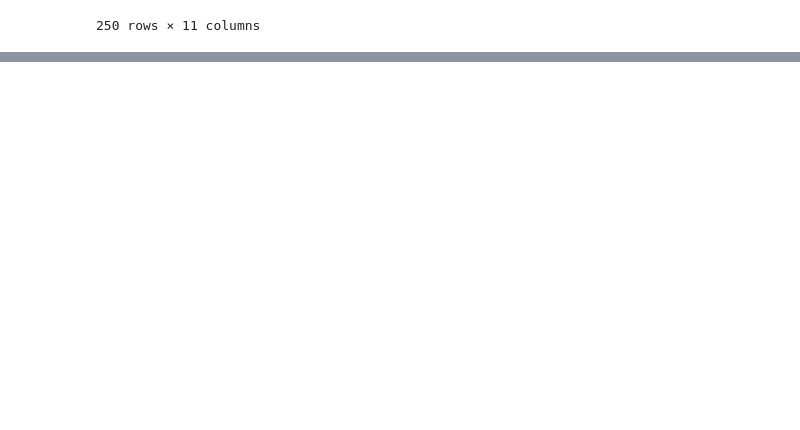
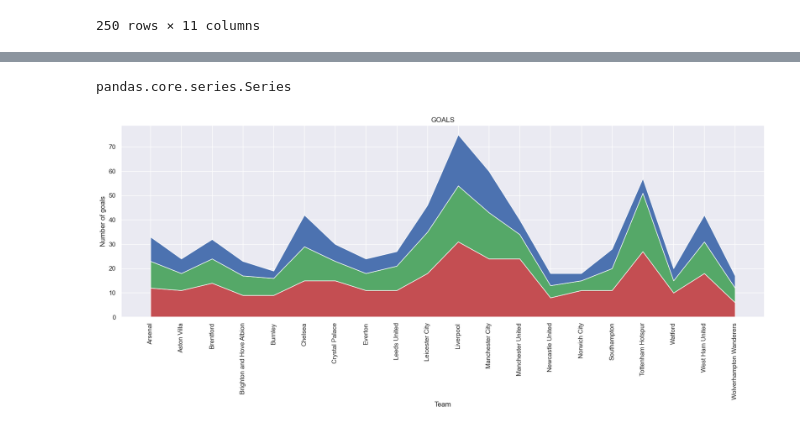
Before and after one commit to MinhHuuNguyen/ai-lectures, a Jupyter notebook: 2_data_analysis_with_python/notebook/2-pandas-basic/all_players_stats/all_players_stats.ipynb, the cells around one changed output, grey strips where cells are left out. Drawn from its saved outputs; the diff is of its cells as text; code cells hidden in the pictures; blank space fills up the shorter version.

```diff
--- a/2_data_analysis_with_python/notebook/2-pandas-basic/all_players_stats/all_players_stats.ipynb
+++ b/2_data_analysis_with_python/notebook/2-pandas-basic/all_players_stats/all_players_stats.ipynb
@@ -188,0 +377,24 @@ df.loc[df.check_defender == True].sort_values(by='Goals', ascending=False).head(
+# %%
+type(top_3_goalscorers_df)
+# %% [output]
+pandas.core.series.Series
+# %%
+goals_data = df.groupby('Team')['Goals']
+
+top_1_list, top_2_list, top_3_list, team_name_list = [], [], [], []
+for team_name, g_data in goals_data:
+    tmp_g_data = g_data.nlargest(3).reset_index(drop=True)
+    top_1_list.append(tmp_g_data.iloc[0])
+    top_2_list.append(tmp_g_data.iloc[1])
+    top_3_list.append(tmp_g_data.iloc[2])
+    team_name_list.append(team_name)
+# %%
+plt.figure(figsize=(20, 6))
+plt.stackplot(team_name_list, top_1_list, top_2_list, top_3_list, colors=['r', 'g', 'b'])
+plt.xticks(rotation=90)
+plt.xlabel('Team')
+plt.ylabel('Number of goals')
+plt.title('GOALS')
+plt.show()
+# %% [output]
+[figure, added]
```
Also changed, not shown: parts of 27 cells of this notebook, 27 other files.
